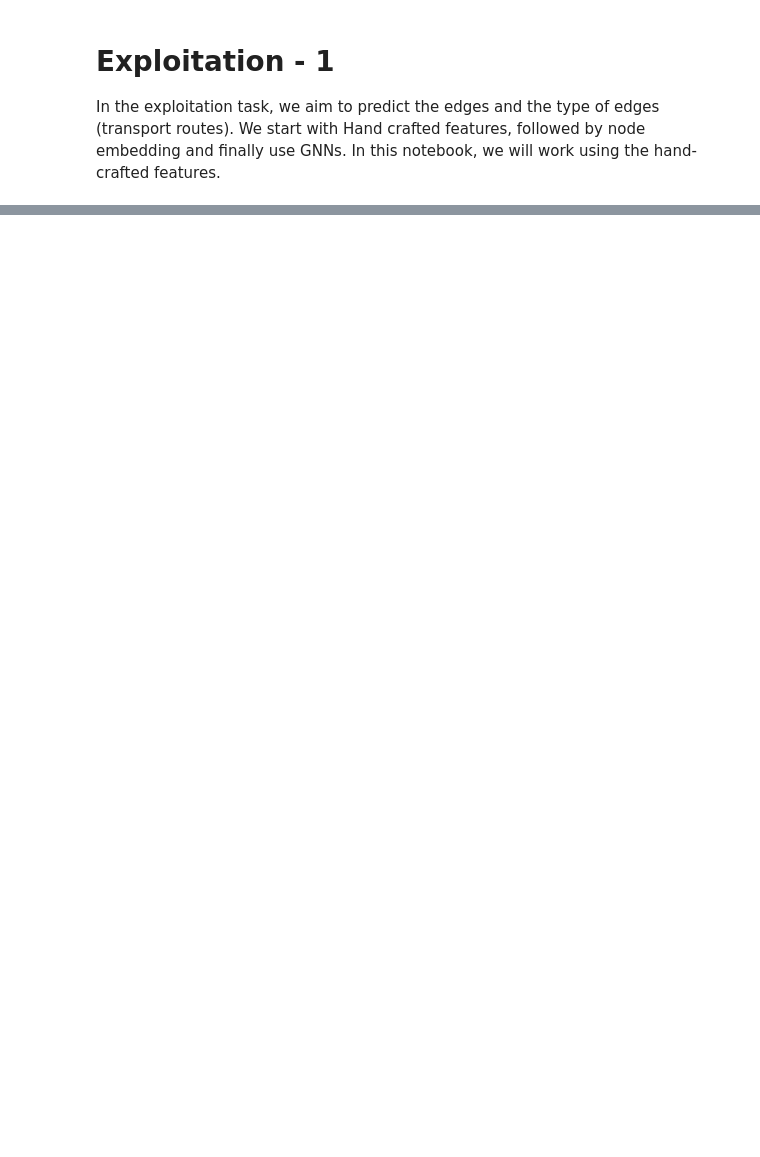
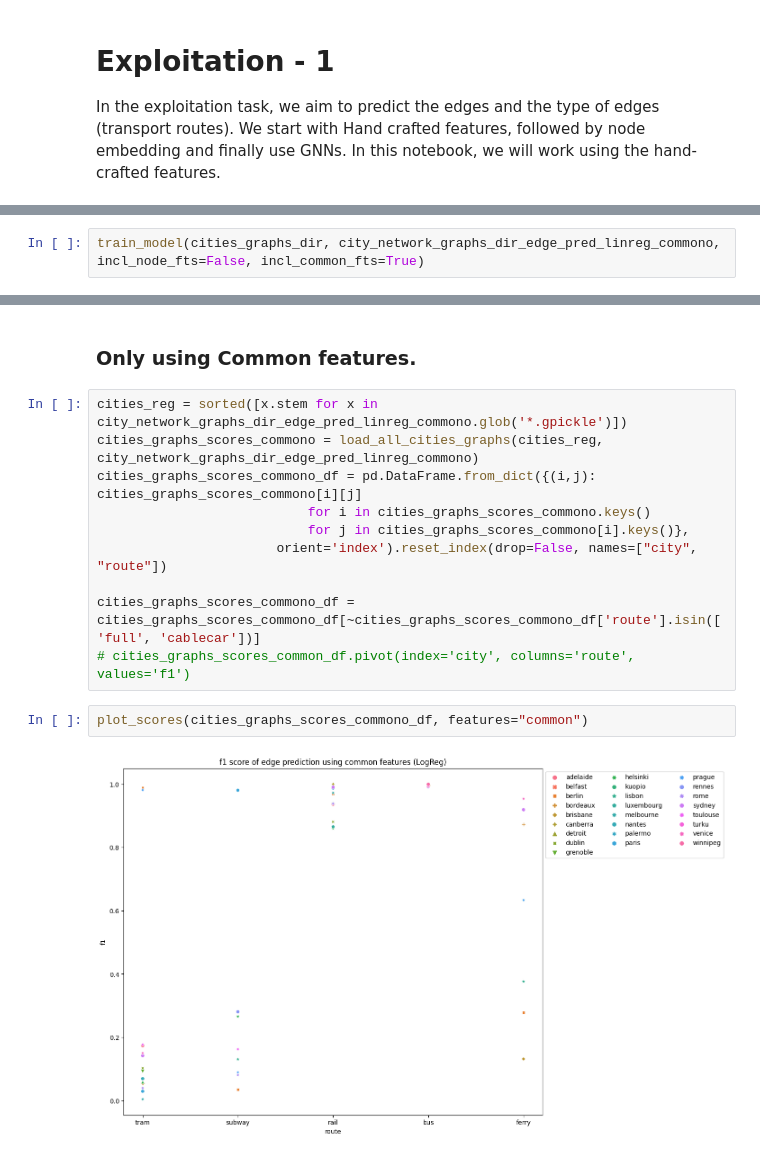
Before and after one commit to ravinitheshreddy/urban-transit-networks-analysis, a Jupyter notebook: notebooks/Exploitation/exploitation-handcraft.ipynb, the cells around one changed output, grey strips where cells are left out. Drawn from its saved outputs; the diff is of its cells as text; blank space fills up the shorter version.

Commit message:
Lin Reg using Hand Fts and N2V Fts

```diff
--- a/notebooks/Exploitation/exploitation-handcraft.ipynb
+++ b/notebooks/Exploitation/exploitation-handcraft.ipynb
@@ -384,0 +358,2 @@ plt.legend(loc='upper left', bbox_to_anchor=(1, 1), ncol=3)
+# %%
+train_model(cities_graphs_dir, city_network_graphs_dir_edge_pred_linreg_commono, incl_node_fts=False, incl_common_fts=True)
@@ -384,0 +384,16 @@ plt.legend(loc='upper left', bbox_to_anchor=(1, 1), ncol=3)
+# %% [markdown]
+### Only using Common features.
+# %%
+cities_reg = sorted([x.stem for x in city_network_graphs_dir_edge_pred_linreg_commono.glob('*.gpickle')])
+cities_graphs_scores_commono = load_all_cities_graphs(cities_reg, city_network_graphs_dir_edge_pred_linreg_commono)
+cities_graphs_scores_commono_df = pd.DataFrame.from_dict({(i,j): cities_graphs_scores_commono[i][j]
+                           for i in cities_graphs_scores_commono.keys()
+                           for j in cities_graphs_scores_commono[i].keys()},
+                       orient='index').reset_index(drop=False, names=["city", "route"])
+
+cities_graphs_scores_commono_df = cities_graphs_scores_commono_df[~cities_graphs_scores_commono_df['route'].isin(['full', 'cablecar'])]
+# cities_graphs_scores_common_df.pivot(index='city', columns='route', values='f1')
+# %%
+plot_scores(cities_graphs_scores_commono_df, features="common")
+# %% [output]
+[figure, added]
```
Also changed, not shown: parts of 34 cells of this notebook, 1 other file.
